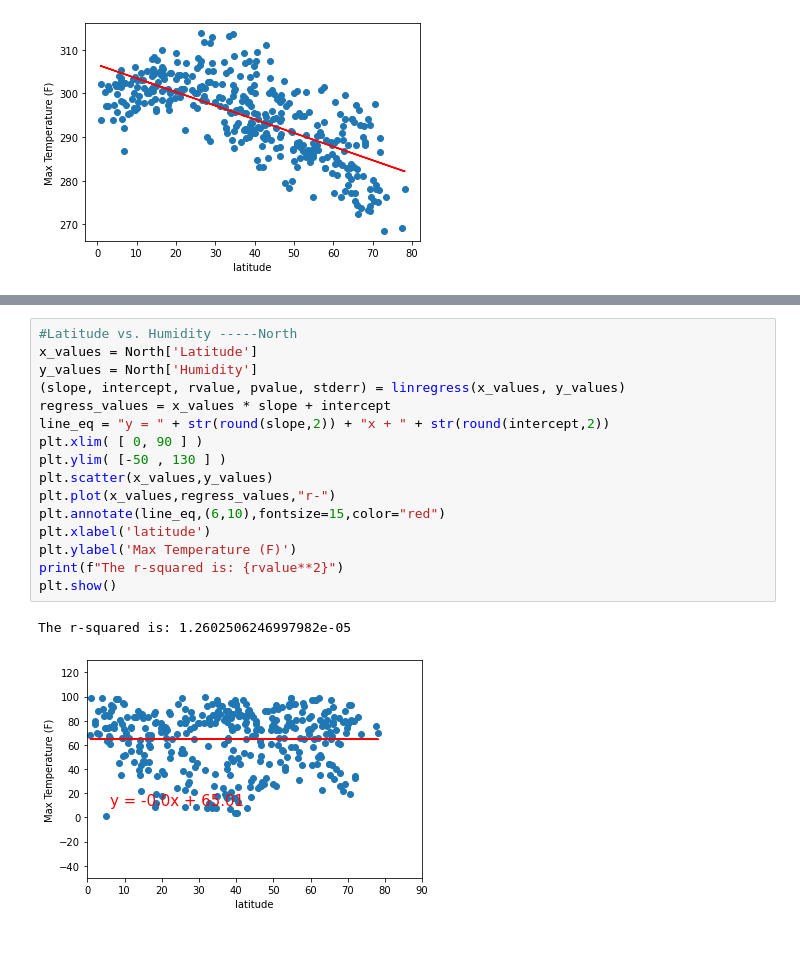
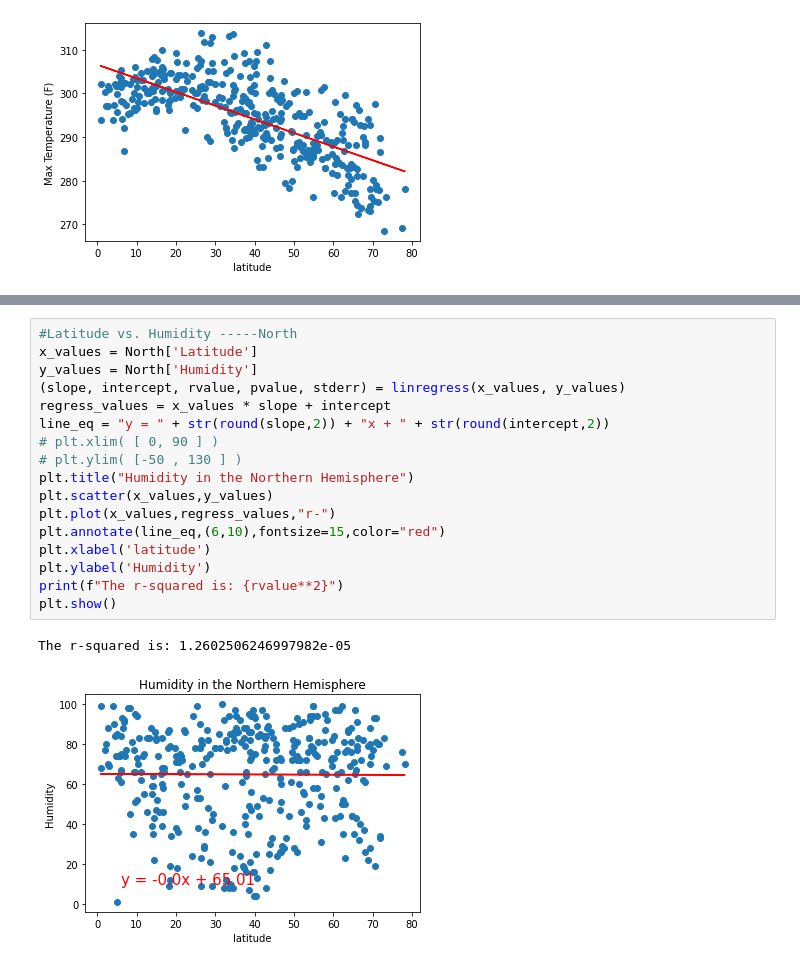
Before and after one commit to Rob397/python-api-challenge, a Jupyter notebook: WeatherPy/WeatherPy.ipynb, the cells around one changed output, grey strips where cells are left out. Saved outputs shown, nothing was run; the diff lists cells and outputs as text.

Commit message:
titles
added titles and changed y axis label

```diff
--- a/WeatherPy/WeatherPy.ipynb
+++ b/WeatherPy/WeatherPy.ipynb
@@ -397,22 +398,23 @@ The r-squared is: 0.5469060171049187
 # %%
 #Latitude vs. Humidity -----North
 x_values = North['Latitude']
 y_values = North['Humidity']
 (slope, intercept, rvalue, pvalue, stderr) = linregress(x_values, y_values)
 regress_values = x_values * slope + intercept
 line_eq = "y = " + str(round(slope,2)) + "x + " + str(round(intercept,2))
-plt.xlim( [ 0, 90 ] )
-plt.ylim( [-50 , 130 ] )
+# plt.xlim( [ 0, 90 ] )
+# plt.ylim( [-50 , 130 ] )
+plt.title("Humidity in the Northern Hemisphere")
 plt.scatter(x_values,y_values)
 plt.plot(x_values,regress_values,"r-")
 plt.annotate(line_eq,(6,10),fontsize=15,color="red")
 plt.xlabel('latitude')
-plt.ylabel('Max Temperature (F)')
+plt.ylabel('Humidity')
 print(f"The r-squared is: {rvalue**2}")
 plt.show()
 # %% [output]
 The r-squared is: 1.2602506246997982e-05
-[figure, old version]
+[figure, new version]
 # %%
 #Latitude vs. Humidity -----South
 x_values = south['Latitude']
```
Also changed, not shown: parts of 7 cells of this notebook.
